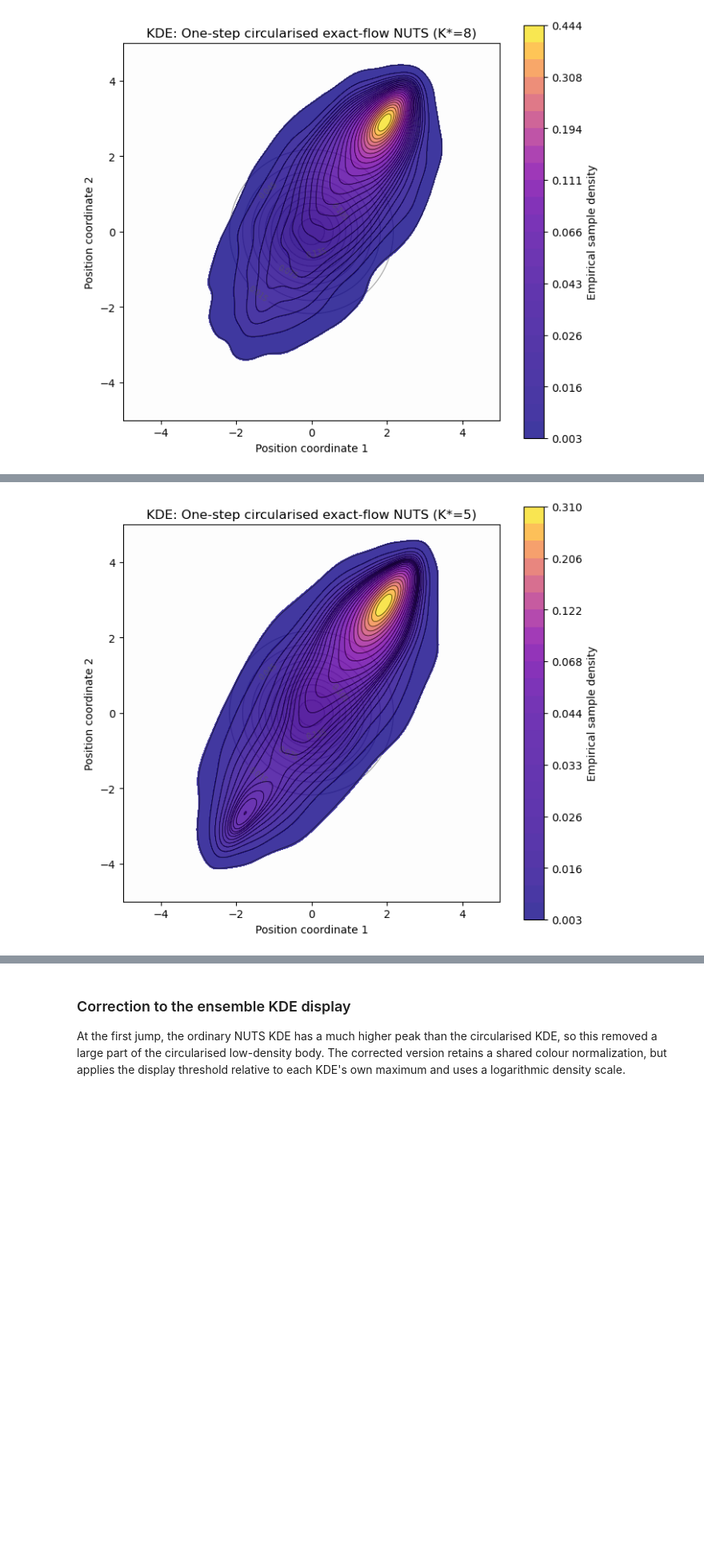
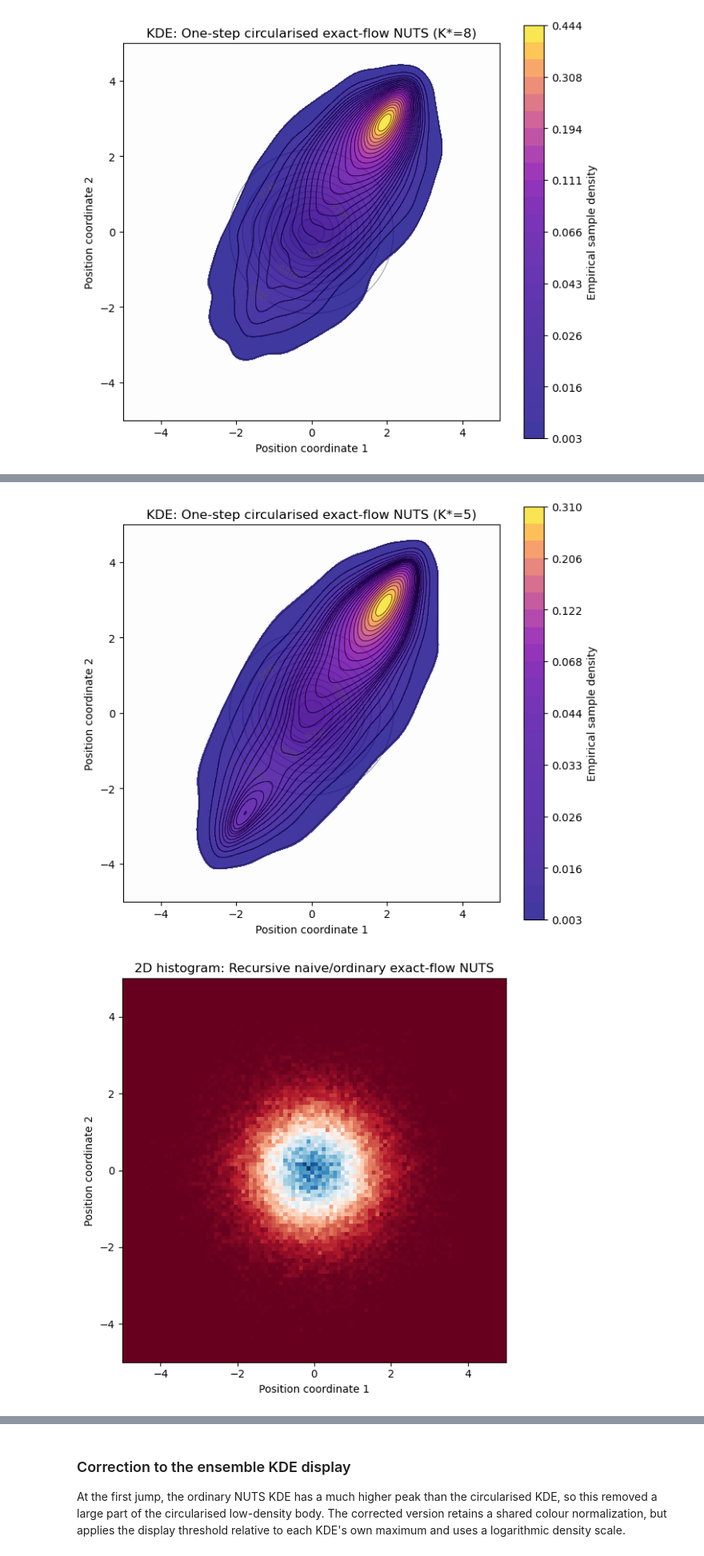
Before and after one commit to PZhou114/NUTS_simulation, a Jupyter notebook: Ordinary and weighted circularised NUTS/(ACTIVE) weighted_circularisation_NUTS_optimised_consistency_KDE.ipynb, the cells around one changed output, grey strips where cells are left out. Shown at 80% size. Cells and saved outputs as stored; diff of their text form; code cells hidden in the pictures; blank space fills up the shorter version.

```diff
--- a/Ordinary and weighted circularised NUTS/(ACTIVE) weighted_circularisation_NUTS_optimised_consistency_KDE.ipynb
+++ b/Ordinary and weighted circularised NUTS/(ACTIVE) weighted_circularisation_NUTS_optimised_consistency_KDE.ipynb
@@ -2064,26 +2064,26 @@ if RUN_SAMPLING_DIAGNOSTICS:
         seed=0,
     )
 
-    # full_result = plot_sampler_eval(
-    #     focus="full",
-    #     x0=x0_hist,
-    #     naive_para=naive_para,
-    #     circ_para=circ_para,
-    #     n_samples=n_samples,
-    #     burn_in=0,
-    #     plot_range=((-5, 5), (-5, 5)),
-    #     max_depth=20,
-    #     bins=100,
-    #     plot_histogram=True,
-    #     plot_kde=True,
-    #     kde_max_points=10000,
-    #     kde_levels=25,
-    #     kde_bw_adjust=1.2,
-    #     kde_thresh=0.02,
-    #     kde_gridsize=250,
-    #     kde_cut=3,
-    #     seed=1,
-    # )
+    full_result = plot_sampler_eval(
+        focus="full",
+        x0=x0_hist,
+        naive_para=naive_para,
+        circ_para=circ_para,
+        n_samples=n_samples,
+        burn_in=0,
+        plot_range=((-5, 5), (-5, 5)),
+        max_depth=20,
+        bins=100,
+        plot_histogram=True,
+        plot_kde=True,
+        kde_max_points=10000,
+        kde_levels=25,
+        kde_bw_adjust=1.2,
+        kde_thresh=0.02,
+        kde_gridsize=250,
+        kde_cut=3,
+        seed=1,
+    )
 
 if RUN_SPEED_BENCHMARK:
     from time import perf_counter
@@ -2092,30 +2092,31 @@ if RUN_SPEED_BENCHMARK:
 
     start = perf_counter()
     _ = sample_naive_histogram(
         focus="1-step",
         x0=x0_benchmark,
         n_samples=n_samples,
         sigma=1.0,
         epsilon=0.099,
         seed=0,
     )
     naive_seconds = perf_counter() - start
 
     start = perf_counter()
     _, _ = sample_circularised_histogram(
         focus="1-step",
         x0=x0_benchmark,
         n_samples=n_samples,
         sigma=1.0,
         epsilon=0.099,
         seed=1,
     )
     circular_seconds = perf_counter() - start
 
     print(f"Naive: {naive_seconds:.3f} seconds")
     print(f"Circularised: {circular_seconds:.3f} seconds")
 # %% [output]
 [figure]
 [figure]
 [figure]
 [figure]
+[figure, added]
```
Also changed, not shown: parts of 1 cell of this notebook.
